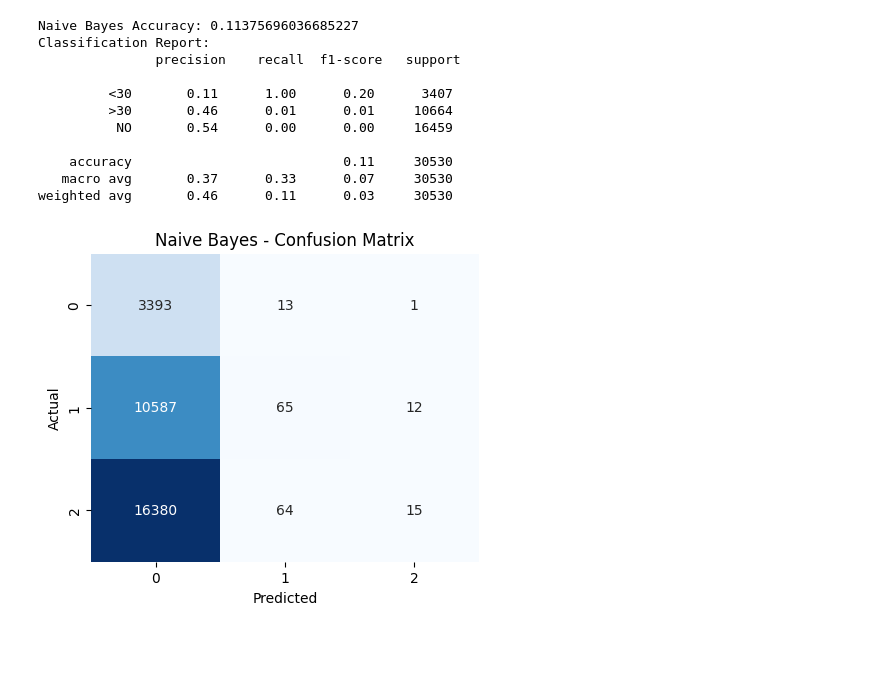
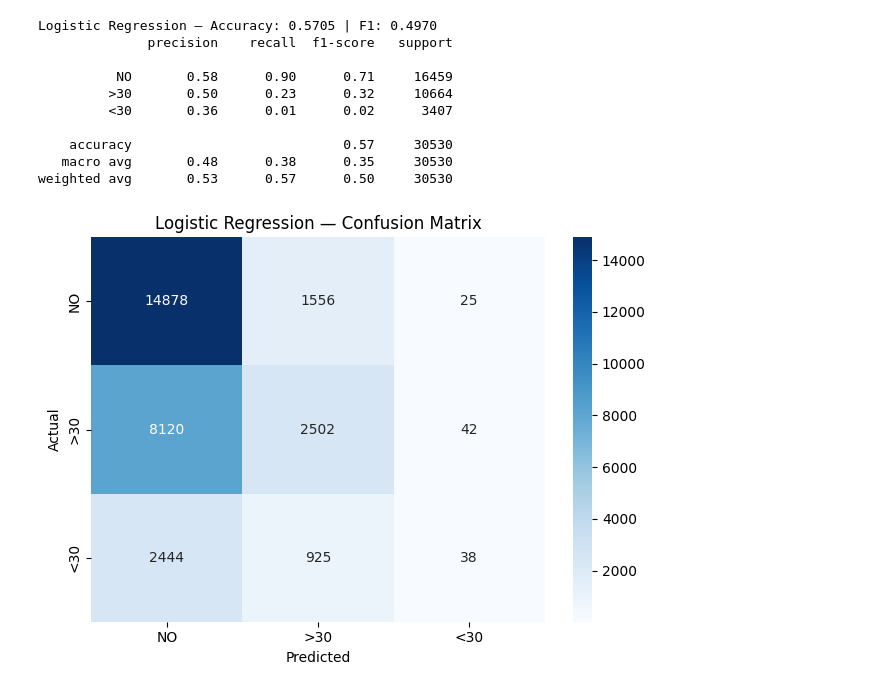
Before and after one commit to Ashok2025-eng/Ml-Project-Diabetic, a Jupyter notebook: data/analysis.ipynb, the cells around one changed output. Saved outputs shown, nothing was run; the diff lists cells and outputs as text; code cells hidden in the pictures; blank space fills up the shorter version.

```diff
--- a/data/analysis.ipynb
+++ b/data/analysis.ipynb
@@ -133,4 +171,18 @@ X_train, X_test, y_train, y_test = train_test_split(
 # %%
-scaler = StandardScaler()
-X_train = scaler.fit_transform(X_train)
-X_test = scaler.transform(X_test)
+med_cols = ['metformin', 'repaglinide', 'nateglinide', 'chlorpropamide',
+            'glimepiride', 'glipizide', 'glyburide', 'pioglitazone',
+            'rosiglitazone', 'acarbose', 'miglitol', 'tolazamide',
+            'insulin', 'glyburide-metformin', 'glipizide-metformin']
+
+# New feature: count of active medications
+df_clean['total_meds_active'] = (df_clean[med_cols] != 'No').sum(axis=1)
+
+# New feature: total service utilisation
+df_clean['service_utilisation'] = (
+    df_clean['number_outpatient'] +
+    df_clean['number_emergency'] +
+    df_clean['number_inpatient']
+)
+
+print('New features added:')
+print(df_clean[['total_meds_active', 'service_utilisation']].describe().round(2))
@@ -273,35 +316,31 @@ weighted avg       0.49      0.57      0.51     30530
 # %%
-from sklearn.naive_bayes import GaussianNB
+lr = LogisticRegression(max_iter=1000, solver='saga', C=1.0, random_state=42)
+lr.fit(X_train_s, y_train)
+y_pred_lr = lr.predict(X_test_s)
 
-nb = GaussianNB(var_smoothing=1e-9)   # adjust var_smoothing manually
-nb.fit(X_train, y_train)
-y_pred = nb.predict(X_test)
+acc_lr = accuracy_score(y_test, y_pred_lr)
+f1_lr  = f1_score(y_test, y_pred_lr, average='weighted')
+print(f'Logistic Regression — Accuracy: {acc_lr:.4f} | F1: {f1_lr:.4f}')
+print(classification_report(y_test, y_pred_lr, target_names=['NO', '>30', '<30']))
 
-acc_nb = accuracy_score(y_test, y_pred)
-print("Naive Bayes Accuracy:", acc_nb)
-print("Classification Report:\n", classification_report(y_test, y_pred))
-
-cm = confusion_matrix(y_test, y_pred)
-plt.figure(figsize=(5,4))
-sns.heatmap(cm, annot=True, fmt="d", cmap="Blues", cbar=False)
-plt.title("Naive Bayes - Confusion Matrix")
-plt.xlabel("Predicted")
-plt.ylabel("Actual")
+cm = confusion_matrix(y_test, y_pred_lr)
+sns.heatmap(cm, annot=True, fmt='d', cmap='Blues',
+            xticklabels=['NO','>30','<30'], yticklabels=['NO','>30','<30'])
+plt.title('Logistic Regression — Confusion Matrix')
+plt.xlabel('Predicted')
+plt.ylabel('Actual')
+plt.tight_layout()
 plt.show()
-
-# ✅ Store accuracy in results dictionary
-results["Naive Bayes"] = acc_nb
 # %% [output]
-Naive Bayes Accuracy: 0.11375696036685227
-Classification Report:
-               precision    recall  f1-score   support
+Logistic Regression — Accuracy: 0.5705 | F1: 0.4970
+              precision    recall  f1-score   support
 
-         <30       0.11      1.00      0.20      3407
-         >30       0.46      0.01      0.01     10664
-          NO       0.54      0.00      0.00     16459
+          NO       0.58      0.90      0.71     16459
+         >30       0.50      0.23      0.32     10664
+         <30       0.36      0.01      0.02      3407
 
-    accuracy                           0.11     30530
-   macro avg       0.37      0.33      0.07     30530
-weighted avg       0.46      0.11      0.03     30530
+    accuracy                           0.57     30530
+   macro avg       0.48      0.38      0.35     30530
+weighted avg       0.53      0.57      0.50     30530
-[figure, old version]
+[figure, new version]
 # %%
```
Also changed, not shown: parts of 20 cells of this notebook, 9 other files.
